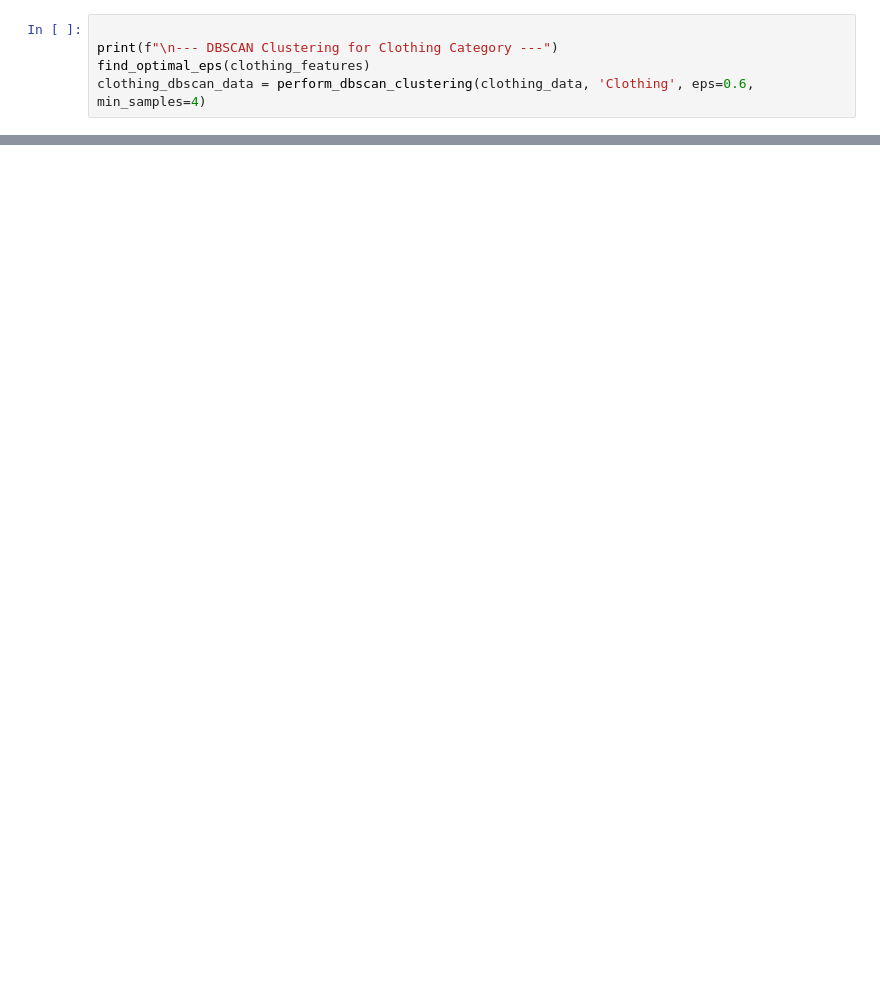
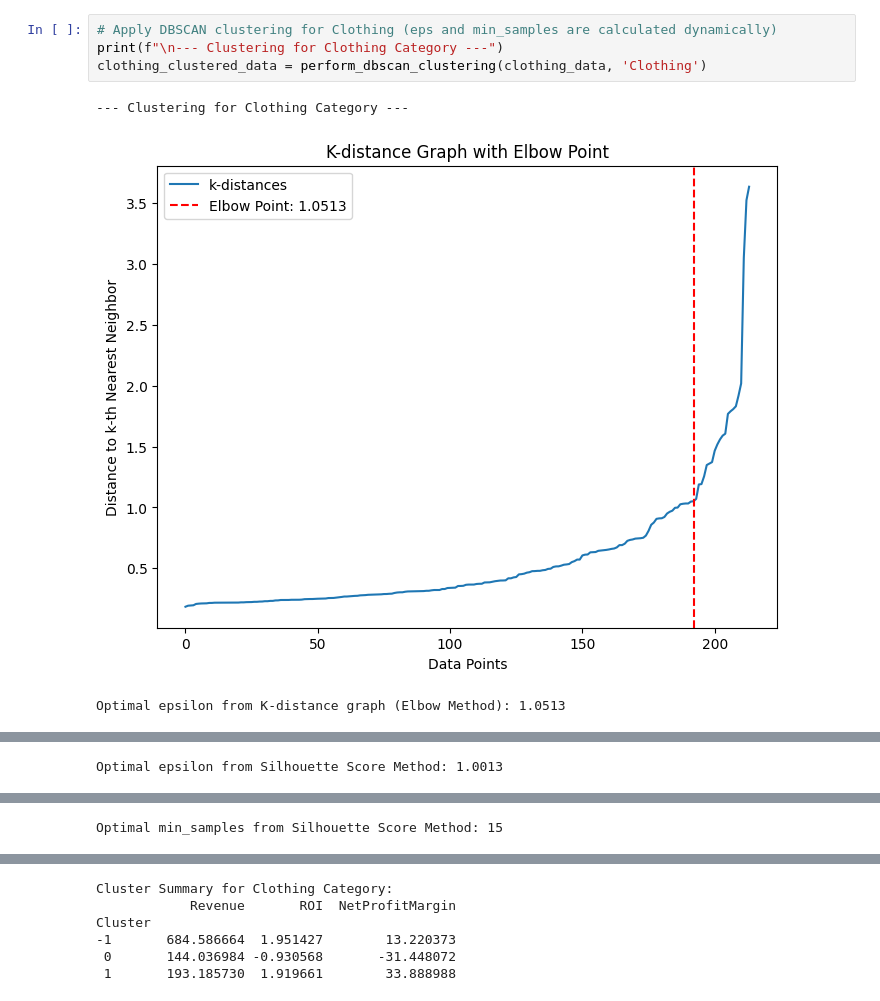
Before and after one commit to phankhanhnghi/CurrentTopic, a Jupyter notebook: DBSCAN.ipynb, the cells around one changed output, grey strips where cells are left out. Cells and saved outputs as stored; diff of their text form; blank space fills up the shorter version.

```diff
--- a/DBSCAN.ipynb
+++ b/DBSCAN.ipynb
@@ -249,5 +286,8 @@ TypeError: find_optimal_eps() takes 1 positional argument but 2 were given
 # %%
-
-print(f"\n--- DBSCAN Clustering for Clothing Category ---")
-find_optimal_eps(clothing_features)
-clothing_dbscan_data = perform_dbscan_clustering(clothing_data, 'Clothing', eps=0.6, min_samples=4)
+# Apply DBSCAN clustering for Clothing (eps and min_samples are calculated dynamically)
+print(f"\n--- Clustering for Clothing Category ---")
+clothing_clustered_data = perform_dbscan_clustering(clothing_data, 'Clothing')
+# %% [output]
+--- Clustering for Clothing Category ---
+[figure, added]
+Optimal epsilon from K-distance graph (Elbow Method): 1.0513
@@ -253,0 +295 @@ clothing_dbscan_data = perform_dbscan_clustering(clothing_data, 'Clothing', eps=
+Optimal epsilon from Silhouette Score Method: 1.0013
@@ -253,0 +297 @@ clothing_dbscan_data = perform_dbscan_clustering(clothing_data, 'Clothing', eps=
+Optimal min_samples from Silhouette Score Method: 15
@@ -253,0 +299,6 @@ clothing_dbscan_data = perform_dbscan_clustering(clothing_data, 'Clothing', eps=
+Cluster Summary for Clothing Category:
+            Revenue       ROI  NetProfitMargin
+Cluster
+-1       684.586664  1.951427        13.220373
+ 0       144.036984 -0.930568       -31.448072
+ 1       193.185730  1.919661        33.888988
```
Also changed, not shown: parts of 24 cells of this notebook, 1 other file.
